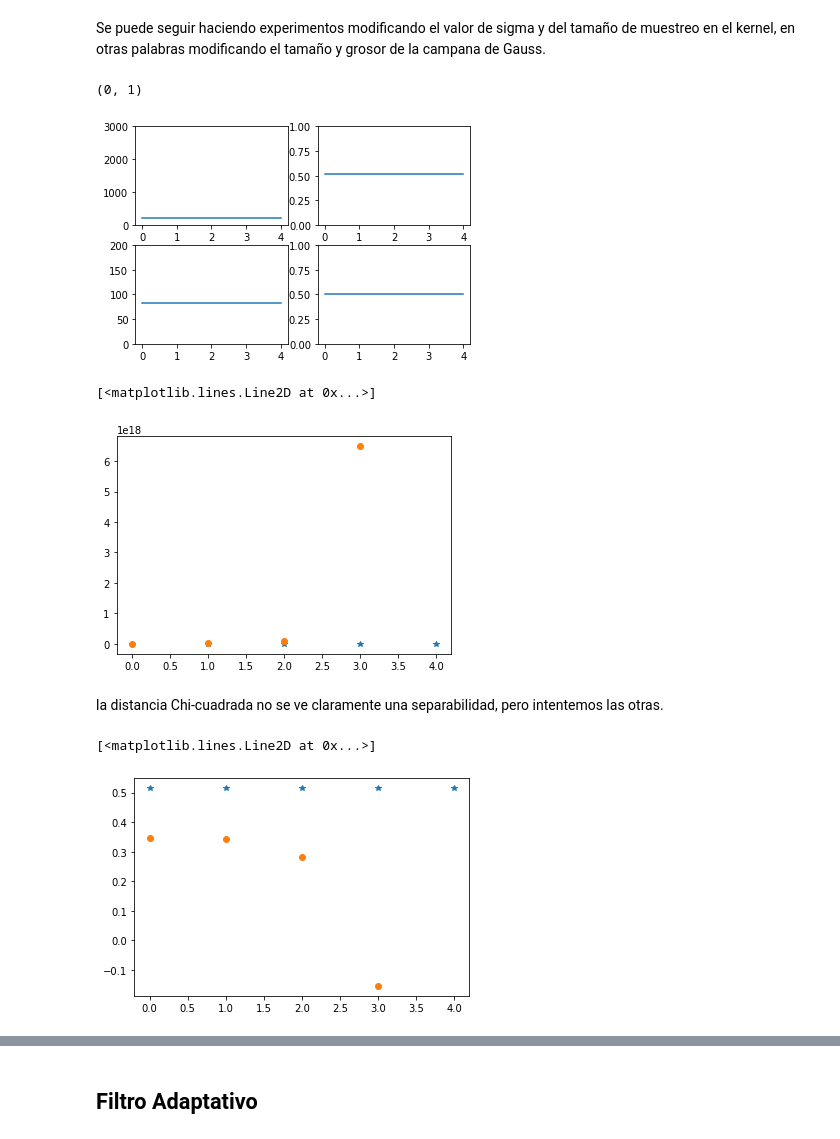
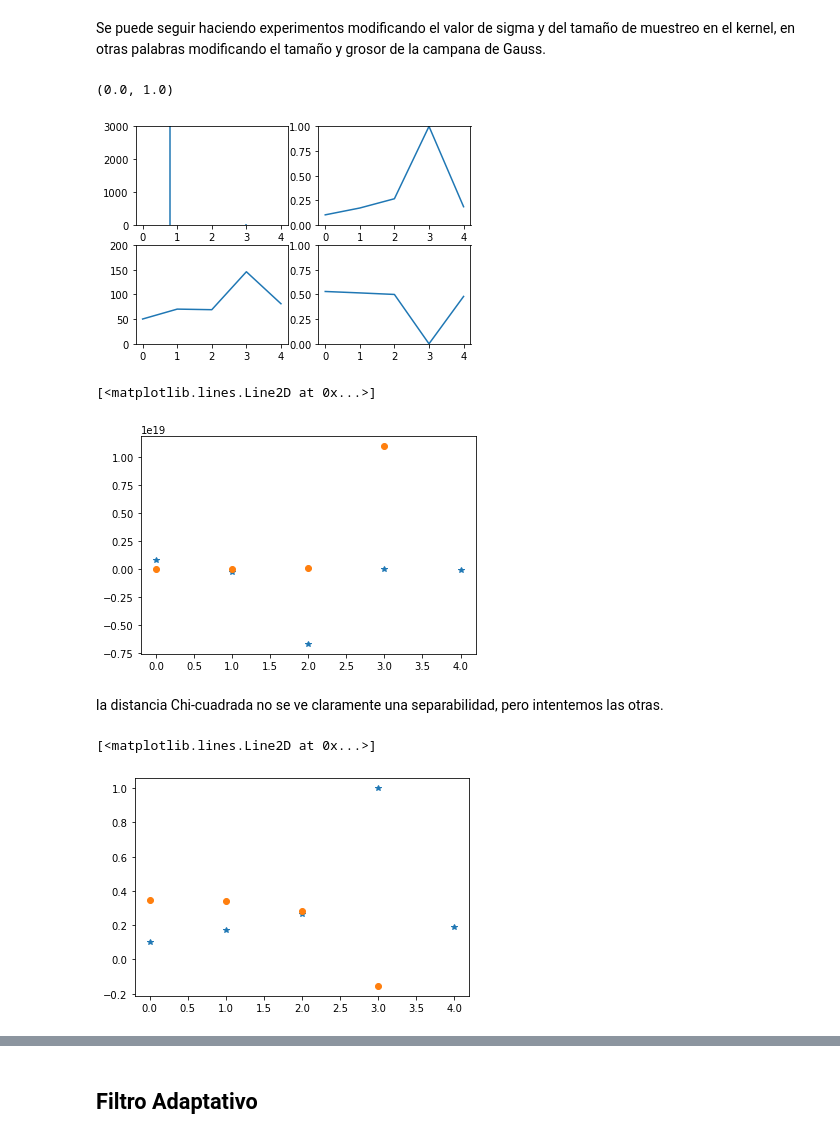
Before and after one commit to lfmarin/clases-ia, a Jupyter notebook: TIA - Sonidos.ipynb, the cells around one changed output, grey strips where cells are left out. Drawn from its saved outputs; the diff is of its cells as text; code cells hidden in the pictures.

```diff
--- a/TIA - Sonidos.ipynb
+++ b/TIA - Sonidos.ipynb
@@ -445,7 +454,7 @@ en donde se definen umbrales entre los cuales establecemos las frecuencias que q
 # %% [markdown]
 El filtro gaussiano supone que todo ruido en una señal puede representarse como una sinusoide por lo que también debe poderse eliminar aplicando una convolución con una campana de gauss.
 # %%
-kernel = signal.gaussian(50, std=5)
+kernel = signal.windows.gaussian(50, std=5)#actualizar signal.windows.gaussian
 plt.plot(kernel)
 # %% [output]
 [<matplotlib.lines.Line2D at 0x...>]
@@ -553,36 +562,36 @@ for ok in OkxG:
         d4= Bhattacharyya(ok,ok2)
 
         dsg.append([d1,d2,d3,d4])
 
-    distancesg.append(ds[:])
+    distancesg.append(dsg[:])#verificar si es ds o dsg
 
 dchig=[distancesg[0][3][0], distancesg[1][3][0], distancesg[2][3][0], distancesg[3][3][0], distancesg[4][3][0]]
 # tipo correlación
 dcorrg=[distancesg[0][3][1], distancesg[1][3][1], distancesg[2][3][1], distancesg[3][3][1], distancesg[4][3][1]]
 # tipo intersección
 dinterg=[distancesg[0][3][2], distancesg[1][3][2], distancesg[2][3][2], distancesg[3][3][2], distancesg[4][3][2]]
 # tipo Bhata
 dbatag=[distancesg[0][3][3], distancesg[1][3][3], distancesg[2][3][3], distancesg[3][3][3], distancesg[4][3][3]]
 
 #fig,ax = plt.subplots(2,2,sharey=True)
 ax1= plt.subplot(221)
 ax1.plot(dchig)
 ax1.set_ylim([0,3000])
 
 ax2=plt.subplot(222)
 ax2.plot(dcorrg)
 ax2.set_ylim([0,1])
 
 ax3=plt.subplot(223)
 ax3.plot(dinterg)
 ax3.set_ylim([0,200])
 
 ax4=plt.subplot(224)
 ax4.plot(dbatag)
 ax4.set_ylim([0,1])
 # %% [output]
-(0, 1)
+(0.0, 1.0)
-[figure, old version]
+[figure, new version]
 # %%
 dchig2=[]
 for no in NoxG:
@@ -591,7 +600,7 @@ plt.plot(dchig,'*')
 plt.plot(dchig2,'o')
 # %% [output]
 [<matplotlib.lines.Line2D at 0x...>]
-[figure, old version]
+[figure, new version]
 # %% [markdown]
 la distancia Chi-cuadrada no se ve claramente una separabilidad, pero intentemos las otras.
 # %%
@@ -602,7 +611,7 @@ plt.plot(dcorrg,'*')
 plt.plot(dcorrg2,'o')
 # %% [output]
 [<matplotlib.lines.Line2D at 0x...>]
-[figure, old version]
+[figure, new version]
 # %%
 dinterg2=[]
 for no in NoxG:
```
Also changed, not shown: parts of 9 cells of this notebook.
